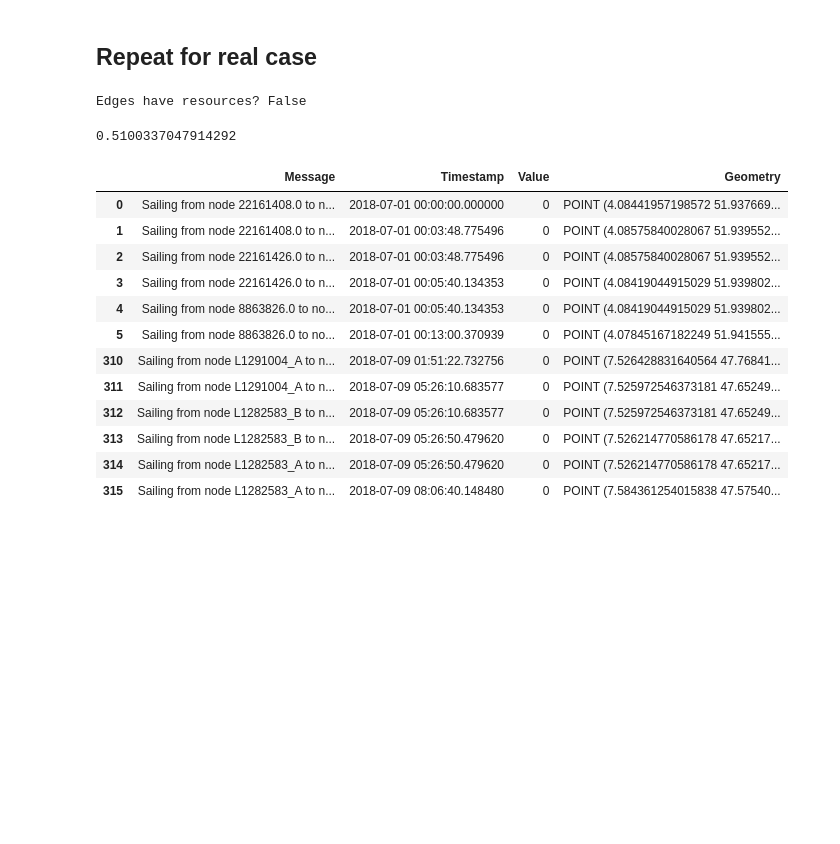
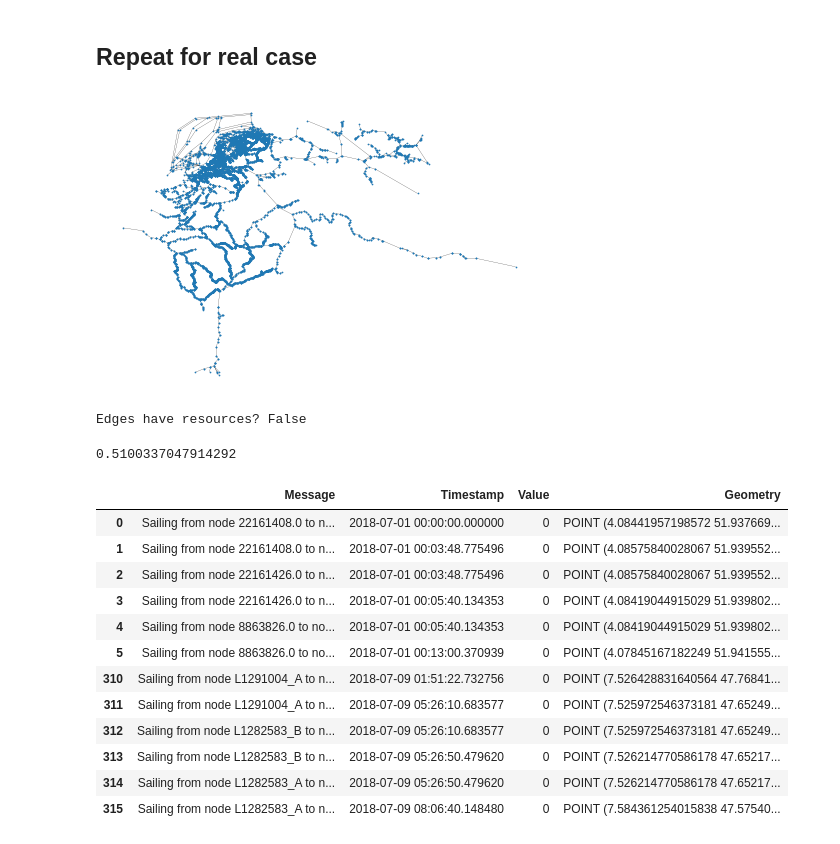
Before and after one commit to Deltares-research/digitaltwin-waterway, a Jupyter notebook: notebooks/scenario-afsluiting.ipynb, the cells around one changed output. Saved outputs shown, nothing was run; the diff lists cells and outputs as text; code cells hidden in the pictures; blank space fills up the shorter version.

```diff
--- a/notebooks/scenario-afsluiting.ipynb
+++ b/notebooks/scenario-afsluiting.ipynb
@@ -66,21 +67,24 @@ end_point = locations_nodes['Basel']
 path = nx.dijkstra_path(G, start_point, end_point, weight='Length')
 # %%
 # if wanted, one can plot the graph, with the path
-#spatial_pos = {
-#    k: (v['X'], v['Y'])
-#    for k, v
-#    in G.nodes.items()
-#}
-#
-#nx.draw(G, spatial_pos,
-#        with_labels = False,
-#        node_size = 0.5,
-#        font_size = 2,
-#        width = 0.2,
-#        arrowsize = 3)
-#
+spatial_pos = {
+    k: (v['X'], v['Y'])
+    for k, v
+    in G.nodes.items()
+}
+
+latlon = list(spatial_pos.values())
+nx.draw(G, spatial_pos,
+        with_labels = False,
+        node_size = 0.5,
+        font_size = 2,
+        width = 0.2,
+        arrowsize = 3)
+
 #path_edges = zip(path,path[1:])
 #nx.draw_networkx_nodes(G,spatial_pos,nodelist=path,node_color='r', width = 0.2)
+# %% [output]
+[figure, added]
 # %%
 # define environment
 env = simpy.Environment()
```
Also changed, not shown: parts of 4 cells of this notebook.
